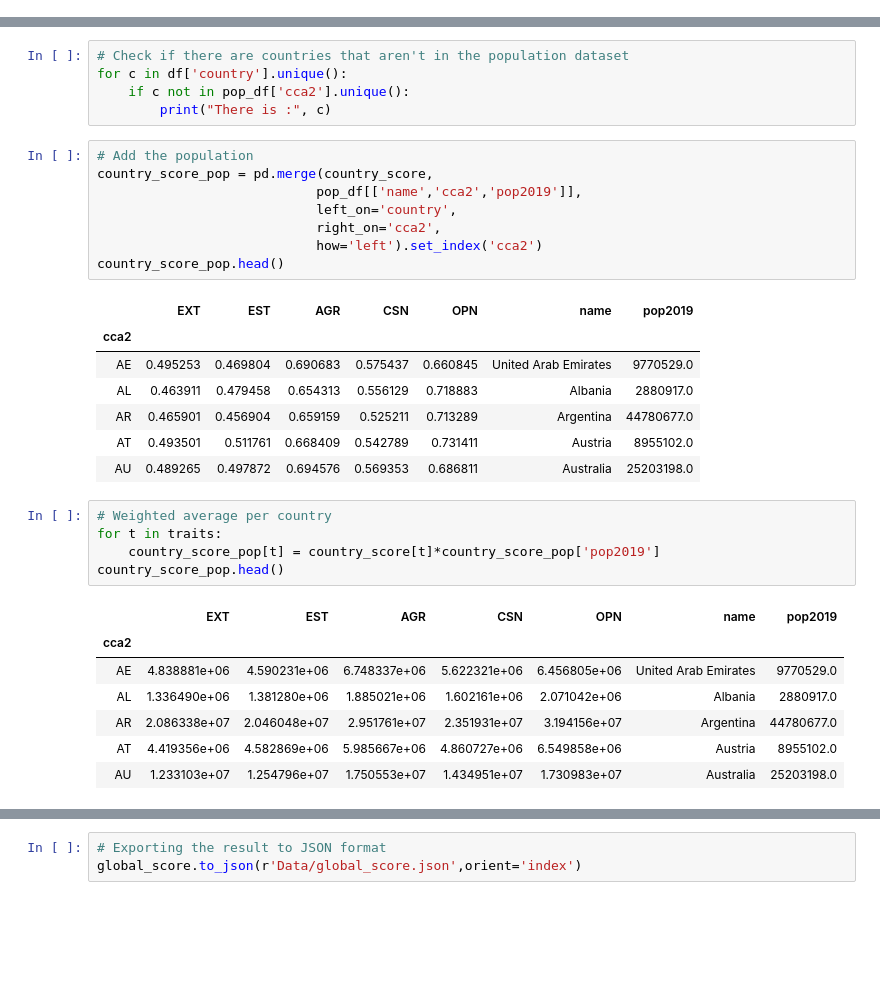
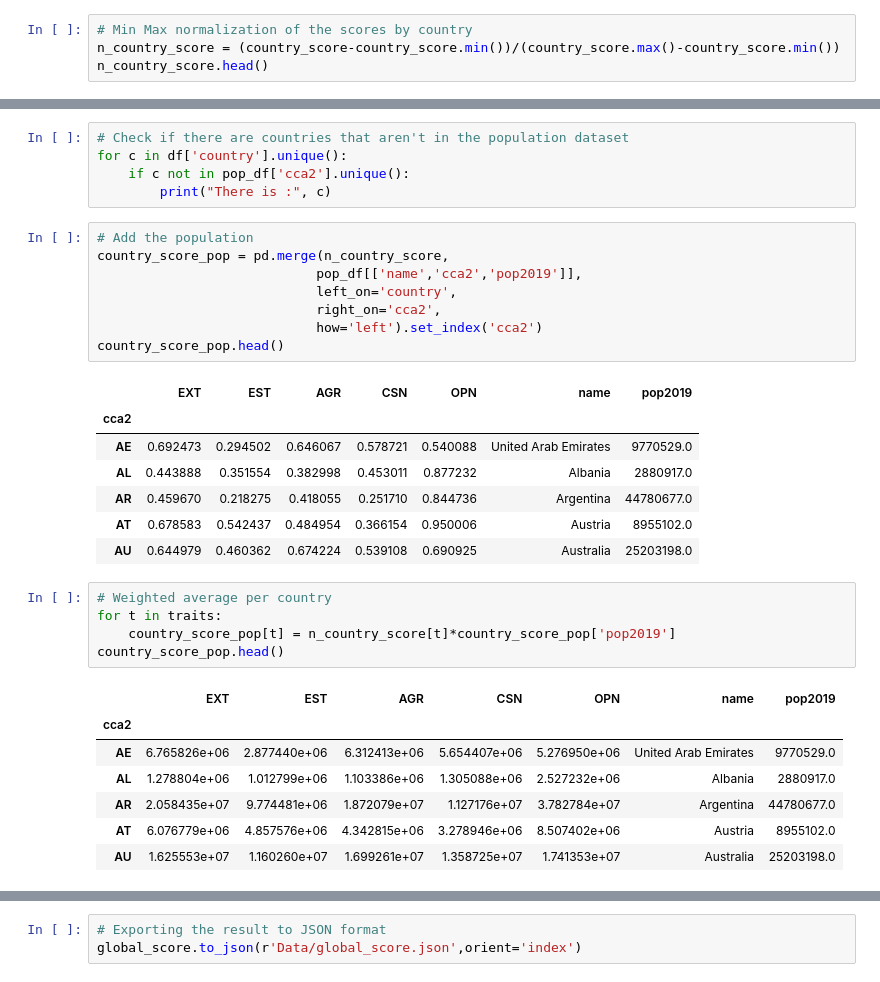
Before and after one commit to com-480-data-visualization/com-480-project-tadaviz, a Jupyter notebook: Preprocessing/Data wrangling.ipynb, the cells around one changed output, grey strips where cells are left out. Saved outputs shown, nothing was run; the diff lists cells and outputs as text; blank space fills up the shorter version.

```diff
--- a/Data wrangling.ipynb
+++ b/Preprocessing/Data wrangling.ipynb
@@ -276,3 +261,7 @@ country_score
 | VN | 0.432191 | 0.460646 | 0.640907 | 0.527160 | 0.633328 |
 | ZA | 0.473122 | 0.491468 | 0.689188 | 0.585376 | 0.715337 |
 111 rows × 5 columns
+# %%
+# Min Max normalization of the scores by country
+n_country_score = (country_score-country_score.min())/(country_score.max()-country_score.min())
+n_country_score.head()
@@ -288,33 +285,33 @@ for c in df['country'].unique():
         print("There is :", c)
 # %%
 # Add the population
-country_score_pop = pd.merge(country_score,
+country_score_pop = pd.merge(n_country_score,
                             pop_df[['name','cca2','pop2019']],
                             left_on='country',
                             right_on='cca2',
                             how='left').set_index('cca2')
 country_score_pop.head()
 # %% [output]
 |  | EXT | EST | AGR | CSN | OPN | name | pop2019 |
 | cca2 |  |  |  |  |  |  |  |
-| AE | 0.495253 | 0.469804 | 0.690683 | 0.575437 | 0.660845 | United Arab Emirates | 9770529.0 |
-| AL | 0.463911 | 0.479458 | 0.654313 | 0.556129 | 0.718883 | Albania | 2880917.0 |
-| AR | 0.465901 | 0.456904 | 0.659159 | 0.525211 | 0.713289 | Argentina | 44780677.0 |
-| AT | 0.493501 | 0.511761 | 0.668409 | 0.542789 | 0.731411 | Austria | 8955102.0 |
-| AU | 0.489265 | 0.497872 | 0.694576 | 0.569353 | 0.686811 | Australia | 25203198.0 |
+| AE | 0.692473 | 0.294502 | 0.646067 | 0.578721 | 0.540088 | United Arab Emirates | 9770529.0 |
+| AL | 0.443888 | 0.351554 | 0.382998 | 0.453011 | 0.877232 | Albania | 2880917.0 |
+| AR | 0.459670 | 0.218275 | 0.418055 | 0.251710 | 0.844736 | Argentina | 44780677.0 |
+| AT | 0.678583 | 0.542437 | 0.484954 | 0.366154 | 0.950006 | Austria | 8955102.0 |
+| AU | 0.644979 | 0.460362 | 0.674224 | 0.539108 | 0.690925 | Australia | 25203198.0 |
 # %%
 # Weighted average per country
 for t in traits:
-    country_score_pop[t] = country_score[t]*country_score_pop['pop2019']
+    country_score_pop[t] = n_country_score[t]*country_score_pop['pop2019']
 country_score_pop.head()
 # %% [output]
 |  | EXT | EST | AGR | CSN | OPN | name | pop2019 |
 | cca2 |  |  |  |  |  |  |  |
-| AE | 4.838881e+06 | 4.590231e+06 | 6.748337e+06 | 5.622321e+06 | 6.456805e+06 | United Arab Emirates | 9770529.0 |
-| AL | 1.336490e+06 | 1.381280e+06 | 1.885021e+06 | 1.602161e+06 | 2.071042e+06 | Albania | 2880917.0 |
-| AR | 2.086338e+07 | 2.046048e+07 | 2.951761e+07 | 2.351931e+07 | 3.194156e+07 | Argentina | 44780677.0 |
-| AT | 4.419356e+06 | 4.582869e+06 | 5.985667e+06 | 4.860727e+06 | 6.549858e+06 | Austria | 8955102.0 |
-| AU | 1.233103e+07 | 1.254796e+07 | 1.750553e+07 | 1.434951e+07 | 1.730983e+07 | Australia | 25203198.0 |
+| AE | 6.765826e+06 | 2.877440e+06 | 6.312413e+06 | 5.654407e+06 | 5.276950e+06 | United Arab Emirates | 9770529.0 |
+| AL | 1.278804e+06 | 1.012799e+06 | 1.103386e+06 | 1.305088e+06 | 2.527232e+06 | Albania | 2880917.0 |
+| AR | 2.058435e+07 | 9.774481e+06 | 1.872079e+07 | 1.127176e+07 | 3.782784e+07 | Argentina | 44780677.0 |
+| AT | 6.076779e+06 | 4.857576e+06 | 4.342815e+06 | 3.278946e+06 | 8.507402e+06 | Austria | 8955102.0 |
+| AU | 1.625553e+07 | 1.160260e+07 | 1.699261e+07 | 1.358725e+07 | 1.741353e+07 | Australia | 25203198.0 |
 # %%
 # Compute the weighted average score
 global_score = country_score_pop.copy()
```
Also changed, not shown: parts of 15 cells of this notebook, 4 other files.
